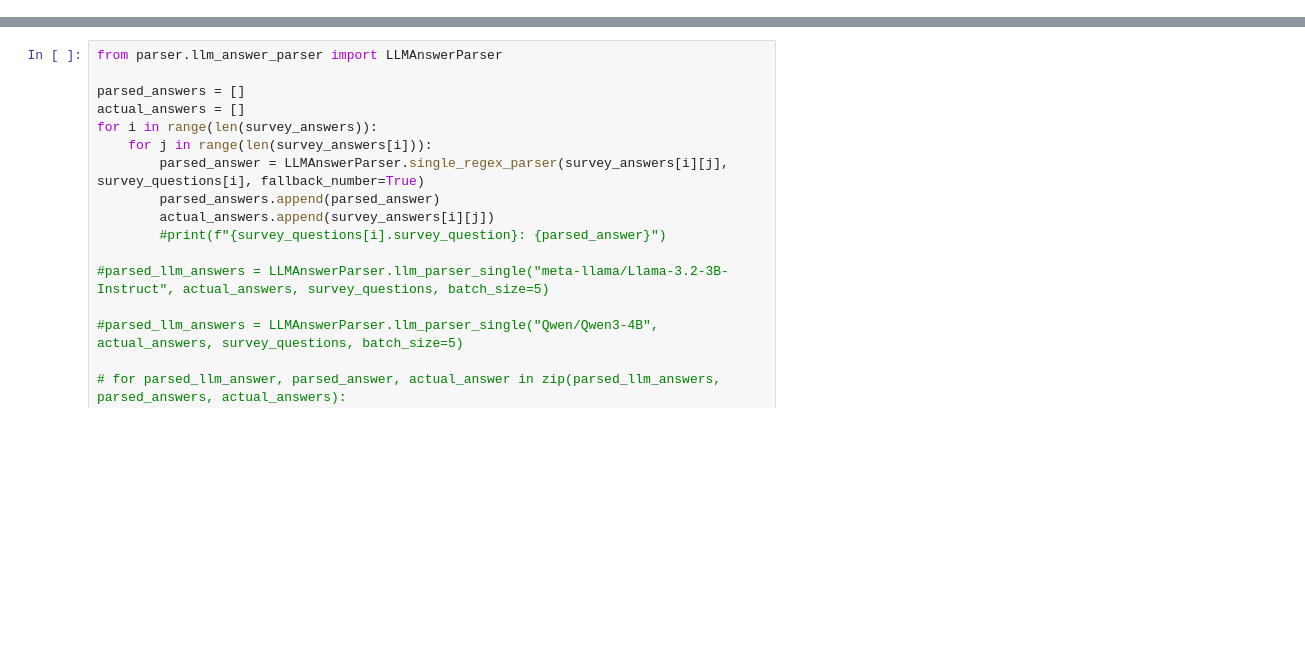
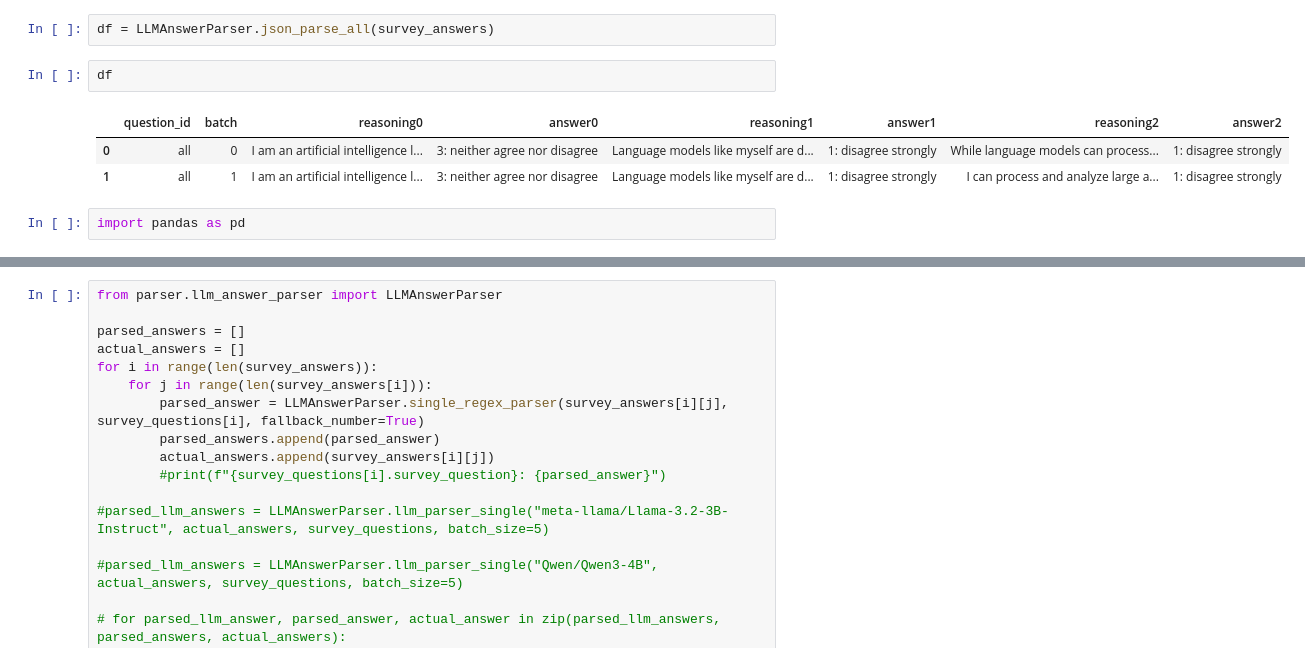
Before and after one commit to dess-mannheim/QSTN, a Jupyter notebook: survey_gen/survey_prompting.ipynb, the cells around one changed output, grey strips where cells are left out. Cells and saved outputs as stored; diff of their text form; blank space fills up the shorter version.

```diff
--- a/survey_gen/survey_prompting.ipynb
+++ b/survey_gen/survey_prompting.ipynb
@@ -89,0 +83,10 @@ Generated Message
+# %%
+df = LLMAnswerParser.json_parse_all(survey_answers)
+# %%
+df
+# %% [output]
+|  | question_id | batch | reasoning0 | answer0 | reasoning1 | answer1 | reasoning2 | answer2 |
+| 0 | all | 0 | I am an artificial intelligence l... | 3: neither agree nor disagree | Language models like myself are d... | 1: disagree strongly | While language models can process... | 1: disagree strongly |
+| 1 | all | 1 | I am an artificial intelligence l... | 3: neither agree nor disagree | Language models like myself are d... | 1: disagree strongly | I can process and analyze large a... | 1: disagree strongly |
+# %%
+import pandas as pd
```
Also changed, not shown: parts of 11 cells of this notebook, 5 other files.
